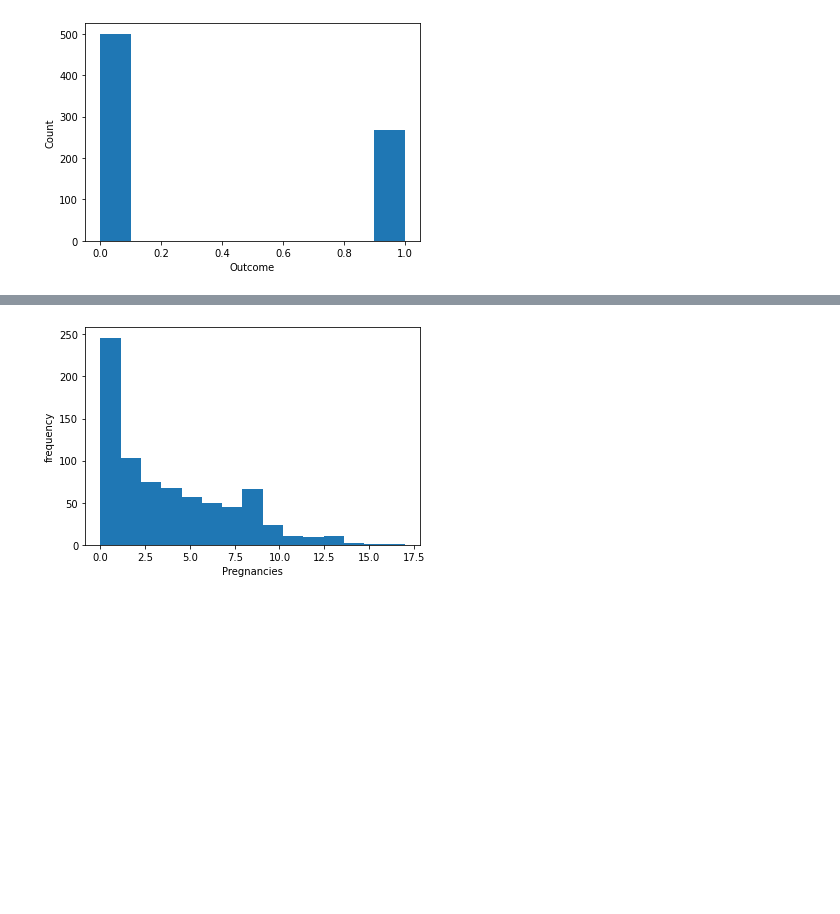
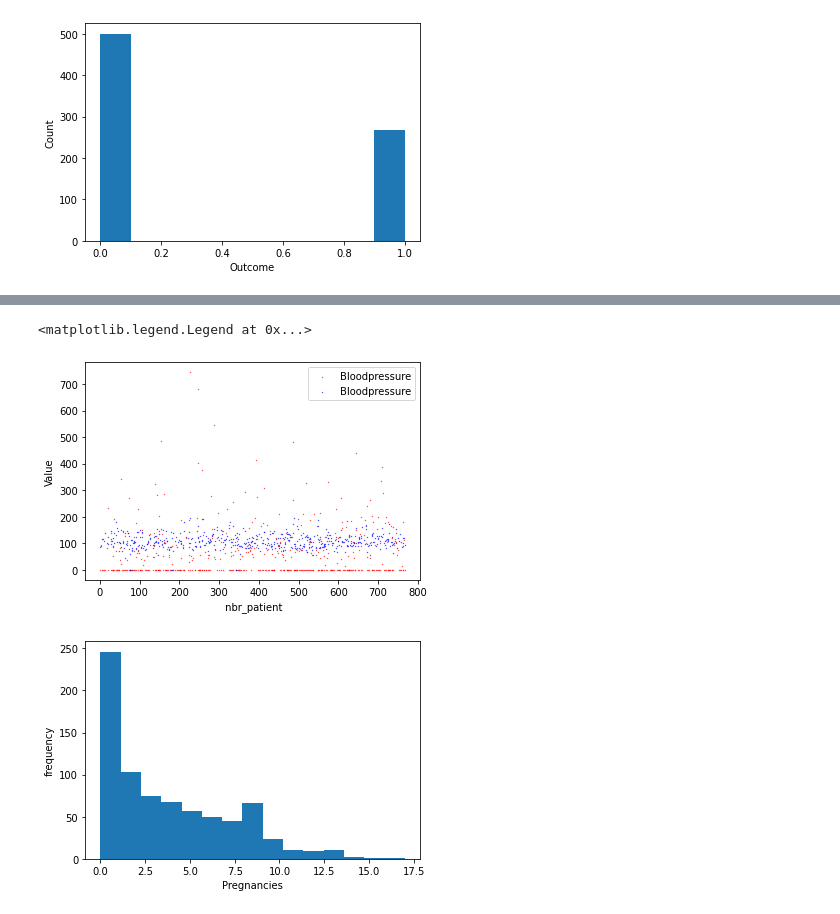
Before and after one commit to Lounes-Kheris98/diabete.predict, a Jupyter notebook: Diabetes_predict.ipynb, the cells around one changed output, grey strips where cells are left out. Saved outputs shown, nothing was run; the diff lists cells and outputs as text; code cells hidden in the pictures; blank space fills up the shorter version.

```diff
--- a/Diabetes_predict.ipynb
+++ b/Diabetes_predict.ipynb
@@ -79,3 +83,15 @@ plt.legend()
+# %%
+plt.scatter(dataset[dataset.Outcome==0].index,dataset[dataset.Outcome==0].Insulin,label="Bloodpressure",c="r",s=0.1)
+#plt.scatter(dataset[dataset.Outcome==0].index,dataset[dataset.Outcome==0].BloodPressure,label="No Diabétique",c="b",s=0.2)
+plt.scatter(dataset[dataset.Outcome==0].index,dataset[dataset.Outcome==0].Glucose,label="Bloodpressure",c="b",s=0.1)
+
+
+plt.xlabel(" nbr_patient")
+plt.ylabel("Value")
+plt.legend()
+# %% [output]
+<matplotlib.legend.Legend at 0x...>
+[figure, added]
 # %%
 for c in dataset.columns:
     plt.figure()
```
Also changed, not shown: parts of 21 cells of this notebook.
